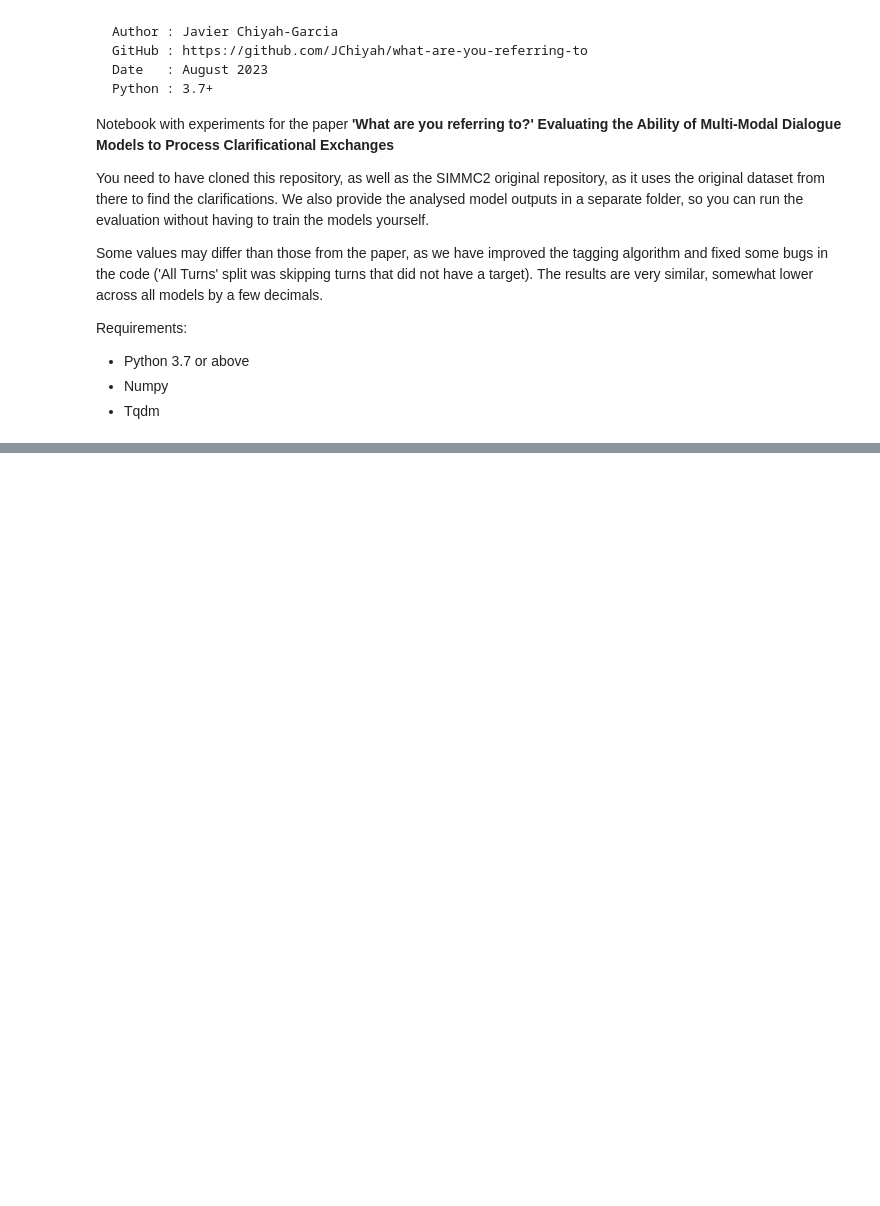
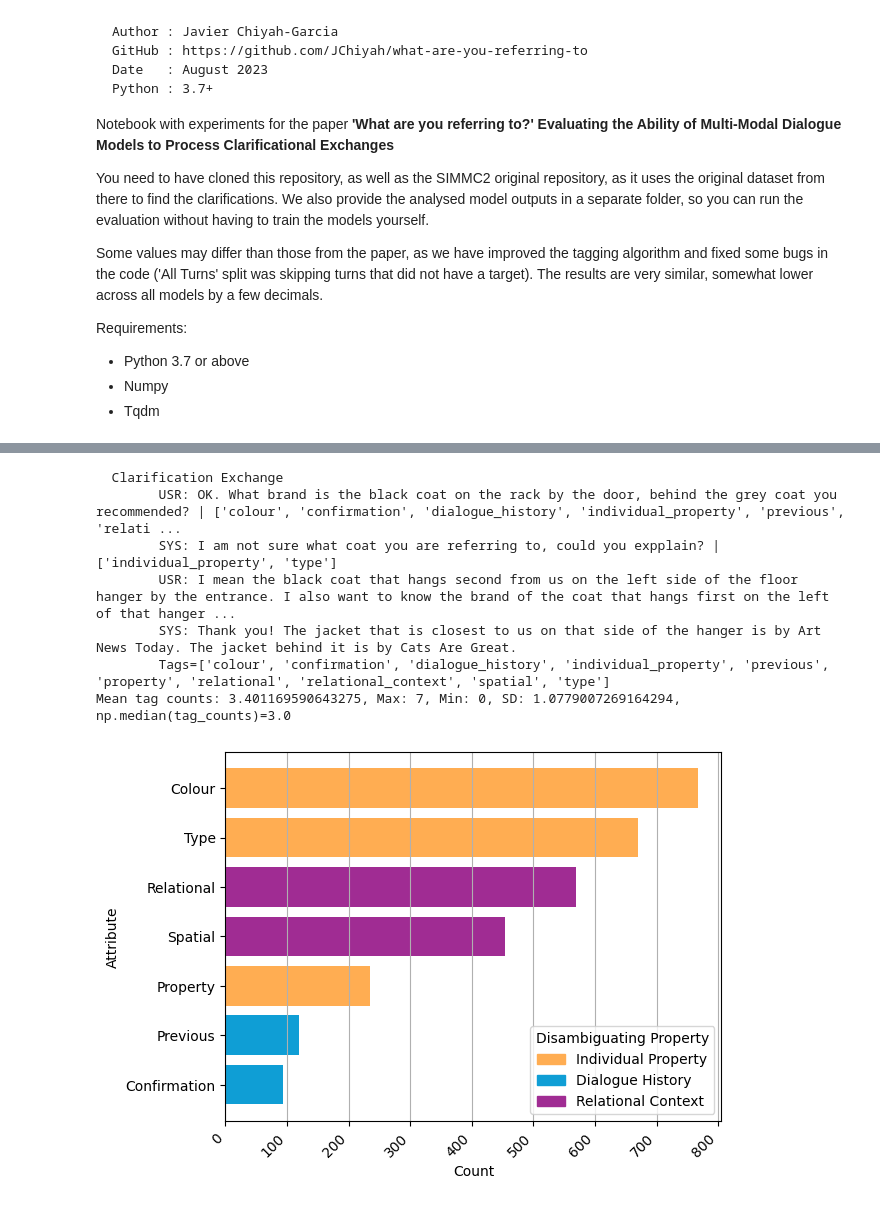
Before and after one commit to JChiyah/what-are-you-referring-to, a Jupyter notebook: run_experiments.ipynb, the cells around one changed output, grey strips where cells are left out. Cells and saved outputs as stored; diff of their text form; code cells hidden in the pictures; blank space fills up the shorter version.

```diff
--- a/run_experiments.ipynb
+++ b/run_experiments.ipynb
@@ -54 +50,13 @@ with open(os.path.join(SIMMC2_FOLDER, 'simmc2_dials_dstc10_devtest.json'), 'r')
+# %%
+def read_dataset(split):
+	with open(os.path.join(SIMMC2_FOLDER, f"simmc2_dials_dstc10_{split}.json"), 'r') as f_in:
+		return json.load(f_in)
+
+train_dataset = read_dataset('train')
+dev_dataset = read_dataset('dev')
+devset_dataset = read_dataset('devtest')
+
+DATASET_SPLIT = 'devtest'
+# simmc2_dataset = join_dataset_splits([train_dataset, dev_dataset, devset_dataset])
+simmc2_dataset = devset_dataset
 # %%
@@ -84,6 +93,8 @@ Loaded outputs: ['1-Baseline_GPT2', '2-GroundedLan_GPT2', '3-VisLan_LXMERT', '4-
 # %%
 # do some pre-processing on the original simmc2 data
 last_ambiguous_turn = None
+
+clarification_exchanges = []
 
 # we can iterate the original data easily, but the model output data is formatted
 # in a slightly different way, so we need the t_index to access the turn
@@ -116,6 +127,7 @@ for t_index, simmc2_datum in enumerate(iterate_over_dataset_entries(simmc2_datas
 		if last_ambiguous_turn[0]['dialogue_idx'] == simmc2_dialogue['dialogue_idx']:
 			ce.mark_clarification_exchange(
 				ambiguous_turn=last_ambiguous_turn[1], response_turn=simmc2_turn)
+			clarification_exchanges.append(last_ambiguous_turn[1]['ce'])
 		last_ambiguous_turn = None
 
 	# last_ambiguous_turn = None	# reset for new dialogues, probs redundant
@@ -149,0 +218,55 @@ all_splits = [
+# %%
+# Create a histogram comparing the most common tags using matplotlib
+tag_histogram = {}
+tag_counts = []
+for ce in clarification_exchanges:
+	for tag in tagging.TAGS:
+		tag_histogram[tag] = tag_histogram.get(tag, 0) + ce.is_tag_in_ce(tag)
+	tag_counts.append(len([tag for tag in ce.tags if tag in tagging.TAGS]))
+	if tag_counts[-1] == 7:
+		ce.pretty_print(ignore_counter=True)
+
+import numpy as np
+# calculate mean counts
+print(f"Mean tag counts: {np.mean(tag_counts)}, Max: {max(tag_counts)}, Min: {min(tag_counts)}, SD: {np.std(tag_counts)}, {np.median(tag_counts)=}")
+
+tag_histogram = dict(sorted(tag_histogram.items(), key=lambda item: item[1], reverse=False))
+
+# Map tags to colors
+color_map = {}
+colors = ['#ffad52', '#0f9ed5', '#a02c93']  # softorange, softblue, pastelpurple
+for i, (collection, tags) in enumerate(tagging._TAG_COLLECTION.items()):
+    for tag in tags:
+        color_map[tag] = colors[i]
+
+# Assign colors to the bars
+bar_colors = [color_map.get(tag, 'gray') for tag in tag_histogram.keys()]
+
+# now in matplotlib
+import matplotlib.pyplot as plt
+import matplotlib.patches as mpatches
+
+plt.barh([x.title() for x in tag_histogram.keys()], list(tag_histogram.values()), color=bar_colors)
+plt.xticks(rotation=45, ha='right')
+plt.xlabel('Count')  # Add x-axis title
+plt.ylabel('Attribute')  # Add y-axis title
+plt.grid(axis='x')  # Add vertical grid lines
+
+# Create custom legend handles
+legend_handles = [mpatches.Patch(color=colors[i], label=collection.replace('_', ' ').title()) for i, collection in enumerate(tagging._TAG_COLLECTION.keys())]
+legend = plt.legend(handles=legend_handles, title="Disambiguating Property", loc='lower right')
+legend.get_title().set_ha('left')
+plt.setp(legend.get_title(), ha='left')
+
+plt.savefig("simmc2_attribute_frequency.png", bbox_inches='tight', dpi=200)
+
+plt.show()
+# %% [output]
+  Clarification Exchange
+        USR: OK. What brand is the black coat on the rack by the door, behind the grey coat you recommended? | ['colour', 'confirmation', 'dialogue_history', 'individual_property', 'previous', 'relati ...
+        SYS: I am not sure what coat you are referring to, could you expplain? | ['individual_property', 'type']
+        USR: I mean the black coat that hangs second from us on the left side of the floor hanger by the entrance. I also want to know the brand of the coat that hangs first on the left of that hanger ...
+        SYS: Thank you! The jacket that is closest to us on that side of the hanger is by Art News Today. The jacket behind it is by Cats Are Great.
+        Tags=['colour', 'confirmation', 'dialogue_history', 'individual_property', 'previous', 'property', 'relational', 'relational_context', 'spatial', 'type']
+Mean tag counts: 3.401169590643275, Max: 7, Min: 0, SD: 1.0779007269164294, np.median(tag_counts)=3.0
+[figure, added]
```
Also changed, not shown: parts of 10 cells of this notebook, 13 other files.
